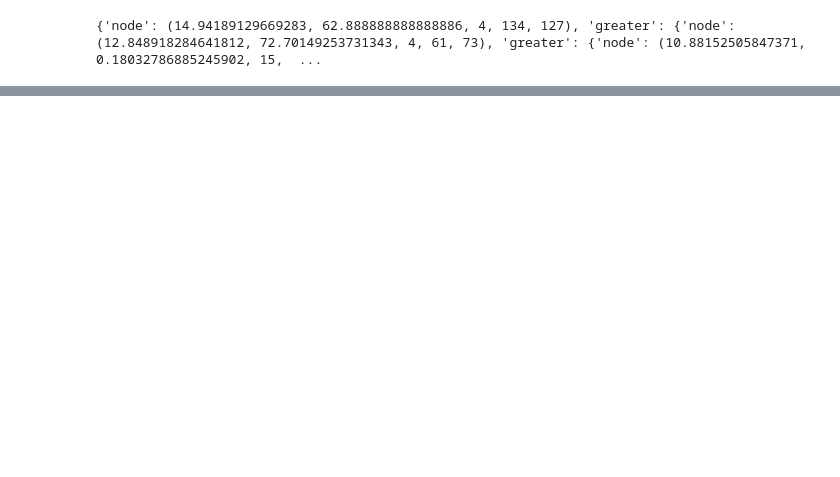
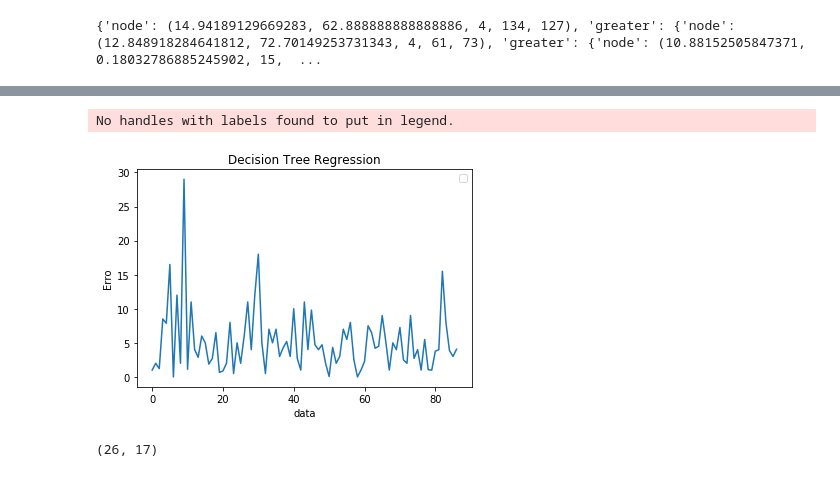
Before and after one commit to ysraell/random-forest-lab, a Jupyter notebook: RFRPY/RFR_from_scratch.ipynb, the cells around one changed output, grey strips where cells are left out. Saved outputs shown, nothing was run; the diff lists cells and outputs as text; code cells hidden in the pictures; blank space fills up the shorter version.

```diff
--- a/RFRPY/RFR_from_scratch.ipynb
+++ b/RFRPY/RFR_from_scratch.ipynb
@@ -276,0 +321,18 @@ RenderTree({'node': (14.94189129669283, 62.888888888888886, 4, 134, 127), 'great
+# %%
+forest = {}
+NTree  = 10
+for i in range(0,NTree):
+    forest[i] = plant_the_tree(train_features,train_labels)
+    forest[i] = grow_tree(forest[i],train_features,train_labels)
+# %%
+e = np.zeros((len(test_labels),1))
+for j in range(0,len(test_labels)):
+    x = test_features[j,:]
+    y_m = 0
+    t_w = 0
+    for i in range(0,NTree):
+        y_hat, w = use_tree(forest[i],x)
+        t_w += w
+        y_m += y_hat*w
+    y_m = y_m/t_w
+    e[j] = abs(y_m-test_labels[j])
@@ -276,0 +348,12 @@ RenderTree({'node': (14.94189129669283, 62.888888888888886, 4, 134, 127), 'great
+# %%
+# Plot the results
+plt.figure()
+plt.plot(e)
+plt.xlabel("data")
+plt.ylabel("Erro")
+plt.title("Decision Tree Regression")
+plt.legend()
+plt.show()
+# %% [output]
+No handles with labels found to put in legend.
+[figure, added]
@@ -276,0 +362,4 @@ RenderTree({'node': (14.94189129669283, 62.888888888888886, 4, 134, 127), 'great
+# %%
+train_features_mini.shape
+# %% [output]
+(26, 17)
```
Also changed, not shown: parts of 30 cells of this notebook, 12 other files.
